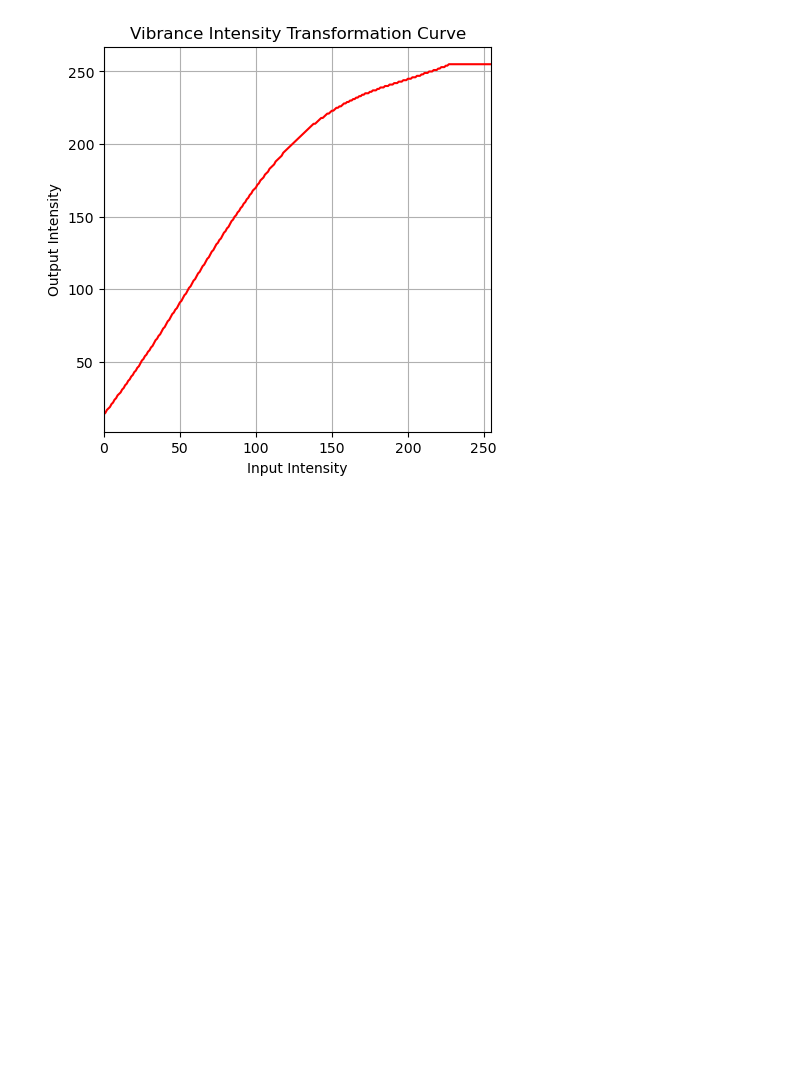
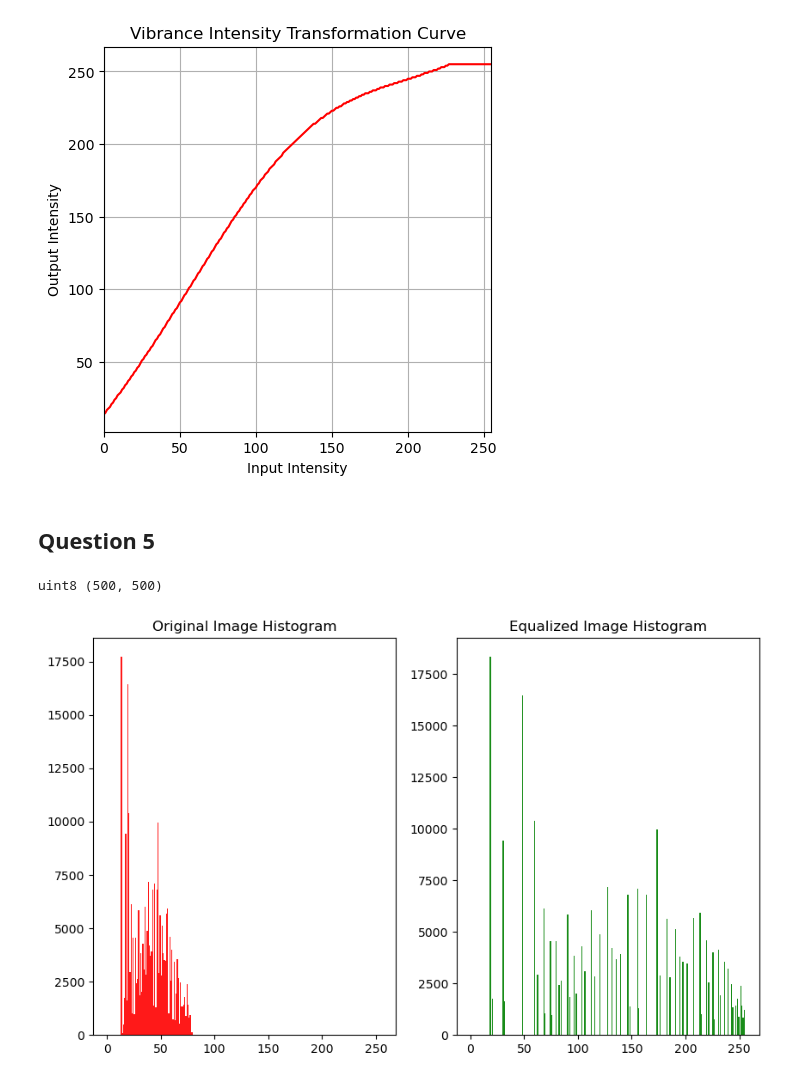
Before and after one commit to Sulojan2027/Image_Processing_SEM_05, a Jupyter notebook: assign_01.ipynb, the cells around one changed output. Cells and saved outputs as stored; diff of their text form; code cells hidden in the pictures; blank space fills up the shorter version.

Commit message:
feat : added code for question 5

```diff
--- a/assign_01.ipynb
+++ b/assign_01.ipynb
@@ -180,7 +180,7 @@ plt.show()
 # %% [markdown]
 ### part (b)
 # %%
-sat_trans = cv2.LUT(s, vib_t)
+sat_trans = cv.LUT(s, vib_t)
 # %% [markdown]
 ### part (c)
 # %%
@@ -232,3 +232,41 @@ plt.xlim([0, 255])
 plt.show()
 # %% [output]
 [figure]
+# %% [markdown]
+## Question 5
+# %%
+img5 = cv.imread("a1images/shells.tif", cv.IMREAD_GRAYSCALE)
+
+print(np.dtype(img5[0][0]), img5.shape)
+# %% [output]
+uint8 (500, 500)
+# %%
+def hist_eq(img):
+    # define constants
+    L = 2 ** 8 # 8-bit image
+    (M, N) = img.shape
+
+    hist = cv.calcHist([img], [0], None, [L], [0, L])
+    cdf = hist.cumsum()
+
+    t = np.array([(L - 1) / (M * N) * (cdf[j]) for j in range(256)]).astype(np.uint8)
+
+    img_eq = cv.LUT(img, t)
+
+    return img_eq
+# %%
+img_eq = hist_eq(img5)
+
+img_eq_hist = img_eq.ravel()
+img5_hist = img5.ravel()
+
+fig, ax = plt.subplots(1, 2, figsize=(10,6))
+
+ax[0].hist(img5_hist, bins=256, range=(0, 256), alpha=0.9, color='red')
+ax[0].set_title("Original Image Histogram")
+ax[1].hist(img_eq_hist, bins=256, range=(0, 256), alpha=0.9, color='green')
+ax[1].set_title("Equalized Image Histogram")
+
+plt.show()
+# %% [output]
+[figure, added]
```
Also changed, not shown: parts of 11 cells of this notebook.
